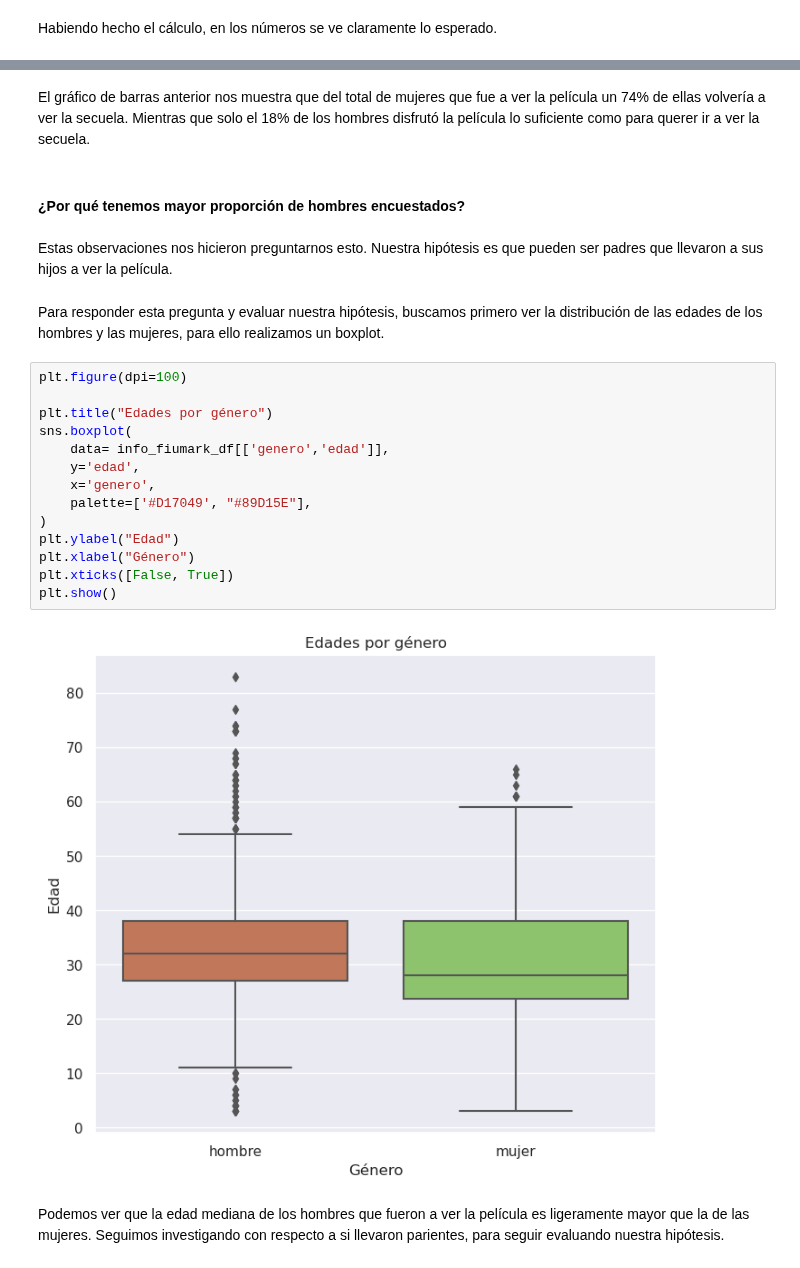
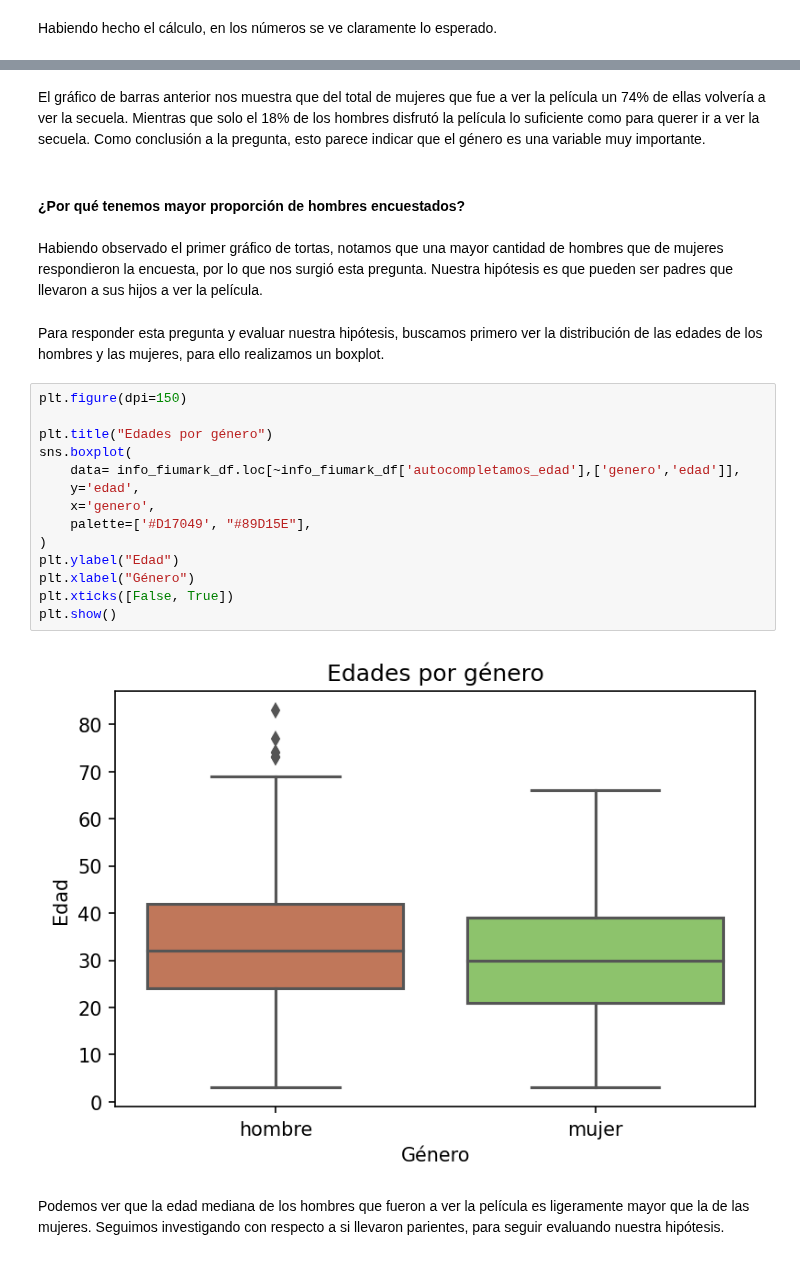
Before and after one commit to brunograssano/TP-Organizacion-de-datos, a Jupyter notebook: TP_Datos.ipynb, the cells around one changed output, grey strips where cells are left out. Saved outputs shown, nothing was run; the diff lists cells and outputs as text.

```diff
--- a/TP_Datos.ipynb
+++ b/TP_Datos.ipynb
@@ -280,27 +289,27 @@ plt.show()
 # %% [markdown]
-El gráfico de barras anterior nos muestra que del total de mujeres que fue a ver la película un 74% de ellas volvería a ver la secuela. Mientras que solo el 18% de los hombres disfrutó la película lo suficiente como para querer ir a ver la secuela.
+El gráfico de barras anterior nos muestra que del total de mujeres que fue a ver la película un 74% de ellas volvería a ver la secuela. Mientras que solo el 18% de los hombres disfrutó la película lo suficiente como para querer ir a ver la secuela. Como conclusión a la pregunta, esto parece indicar que el género es una variable muy importante.
 # %% [markdown]
 #### ¿Por qué tenemos mayor proporción de hombres encuestados?
 # %% [markdown]
-Estas observaciones nos hicieron preguntarnos esto. Nuestra hipótesis es que pueden ser padres que llevaron a sus hijos a ver la película.
+Habiendo observado el primer gráfico de tortas, notamos que una mayor cantidad de hombres que de mujeres respondieron la encuesta, por lo que nos surgió esta pregunta. Nuestra hipótesis es que pueden ser padres que llevaron a sus hijos a ver la película.
 # %% [markdown]
 Para responder esta pregunta y evaluar nuestra hipótesis, buscamos primero ver la distribución de las edades de los hombres y las mujeres, para ello realizamos un boxplot.
 # %%
-plt.figure(dpi=100)
+plt.figure(dpi=150)
 
 plt.title("Edades por género")
 sns.boxplot(
-    data= info_fiumark_df[['genero','edad']],
+    data= info_fiumark_df.loc[~info_fiumark_df['autocompletamos_edad'],['genero','edad']],
     y='edad',
     x='genero',
     palette=['#D17049', "#89D15E"],
 )
 plt.ylabel("Edad")
 plt.xlabel("Género")
 plt.xticks([False, True])
 plt.show()
 # %% [output]
-[figure, old version]
+[figure, new version]
 # %% [markdown]
 Podemos ver que la edad mediana de los hombres que fueron a ver la película es ligeramente mayor que la de las mujeres. Seguimos investigando con respecto a si llevaron parientes, para seguir evaluando nuestra hipótesis.
 # %%
```
Also changed, not shown: parts of 48 cells of this notebook.
